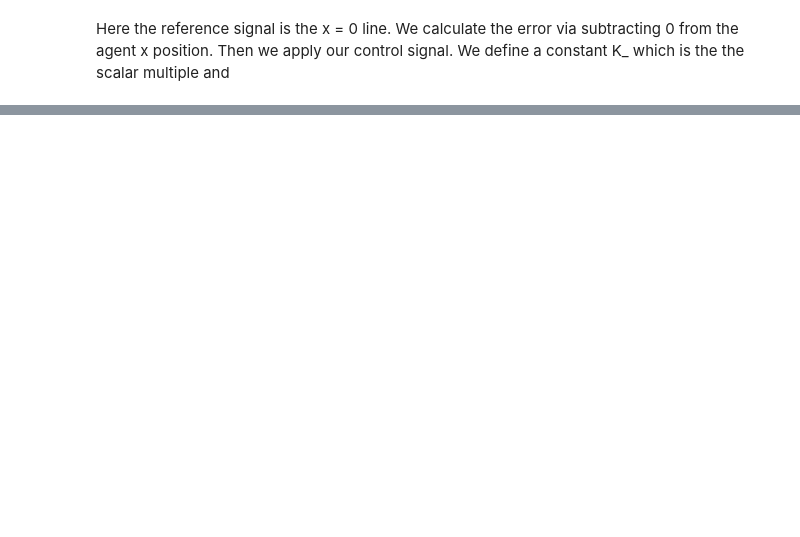
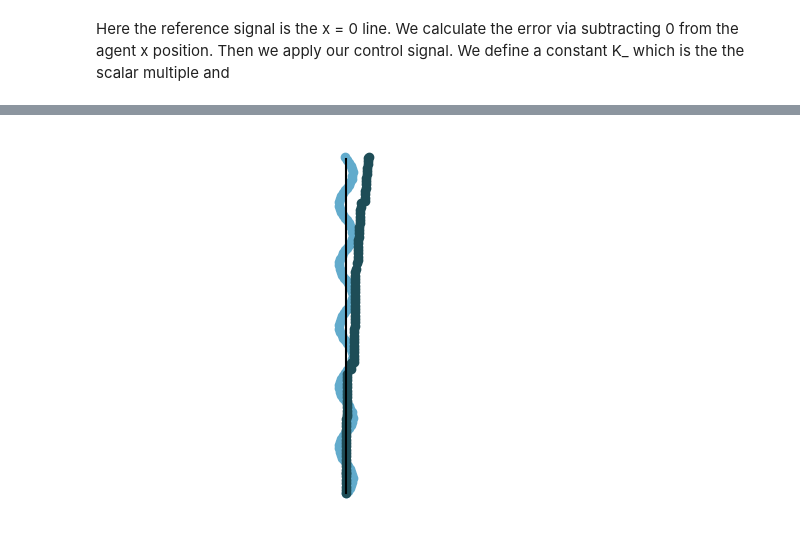
Before and after one commit to llama887/preference_learning, a Jupyter notebook: docs/autonomous_driving.ipynb, the cells around one changed output, grey strips where cells are left out. Cells and saved outputs as stored; diff of their text form; code cells hidden in the pictures; blank space fills up the shorter version.

Commit message:
(feat) open loop

```diff
--- a/docs/autonomous_driving.ipynb
+++ b/docs/autonomous_driving.ipynb
@@ -108,0 +112,13 @@ If we return to this second order equation: $m\ddot{\theta}+b\dot{\theta}+k\thet
+# %%
+# ./simulations/open_loop.py
+class Open_Loop_Agent(Agent):
+    def __init__(self):
+        super().__init__()
+        self.heading = 0
+
+def open_loop_control(agent):
+    agent.x += math.sin(agent.heading)
+    agent.y += math.cos(agent.heading)
+    agent.positions_x.append(agent.x)
+    agent.positions_y.append(agent.y)
+    return agent
@@ -108,0 +127,51 @@ If we return to this second order equation: $m\ddot{\theta}+b\dot{\theta}+k\thet
+# %%
+
+def disturbance(agent):
+    agent.x += (random.random() - 0.3)*2
+    agent.y += (random.random() - 0.5)*2
+    agent.heading += (random.random() - 0.3)*0.05
+    return agent
+
+naive_agent = Agent()
+open_loop_agent = Open_Loop_Agent()
+fig, ax = plt.subplots()
+
+# # target position
+# x_point, y_point = 0, 100
+# x_line, y_line = [0, x_point], [0, y_point]
+# ax.plot(x_point, y_point, 'go')
+
+# # Plot the ideal path
+# ax.plot(x_line, y_line, color='black')
+# ax.axis('off')
+
+# ax.set_aspect('equal', adjustable='datalim')
+# starting_position = Agent()
+# plt.plot(starting_position.x, starting_position.y, 'ro') # plot a red dot to show where agents start
+while naive_agent.y < 100 or open_loop_agent.y < 100:
+    # ax.clear()
+    # ax.plot(x_point, y_point, 'go')
+    # ax.plot(x_line, y_line, color='black')
+    if naive_agent.y < 100:
+        naive_agent = naive_control(naive_agent)
+    # ax.scatter(naive_agent.positions_x, naive_agent.positions_y, color=naive_agent.color)
+    if open_loop_agent.y < 100:
+        open_loop_agent = open_loop_control(open_loop_agent)
+    # ax.scatter(open_loop_agent.positions_x, open_loop_agent.positions_y, color=open_loop_agent.color)
+
+    if random.random() < 0.1:
+        naive_agent = disturbance(naive_agent)
+        open_loop_agent = disturbance(open_loop_agent)
+    # ax.set_aspect('equal', adjustable='datalim')
+    # ax.axis('off')
+    # plt.draw()
+    # plt.pause(0.01)
+
+ax.set_aspect('equal', adjustable='datalim')
+ax.scatter(naive_agent1.positions_x, naive_agent1.positions_y, color=naive_agent1.color)
+ax.scatter(open_loop_agent.positions_x, open_loop_agent.positions_y, color=open_loop_agent.color)
+ax.plot(x_line, y_line, color='black')
+ax.axis('off')
+plt.show()
+# %% [output]
+[figure, added]
```
Also changed, not shown: parts of 4 cells of this notebook.
